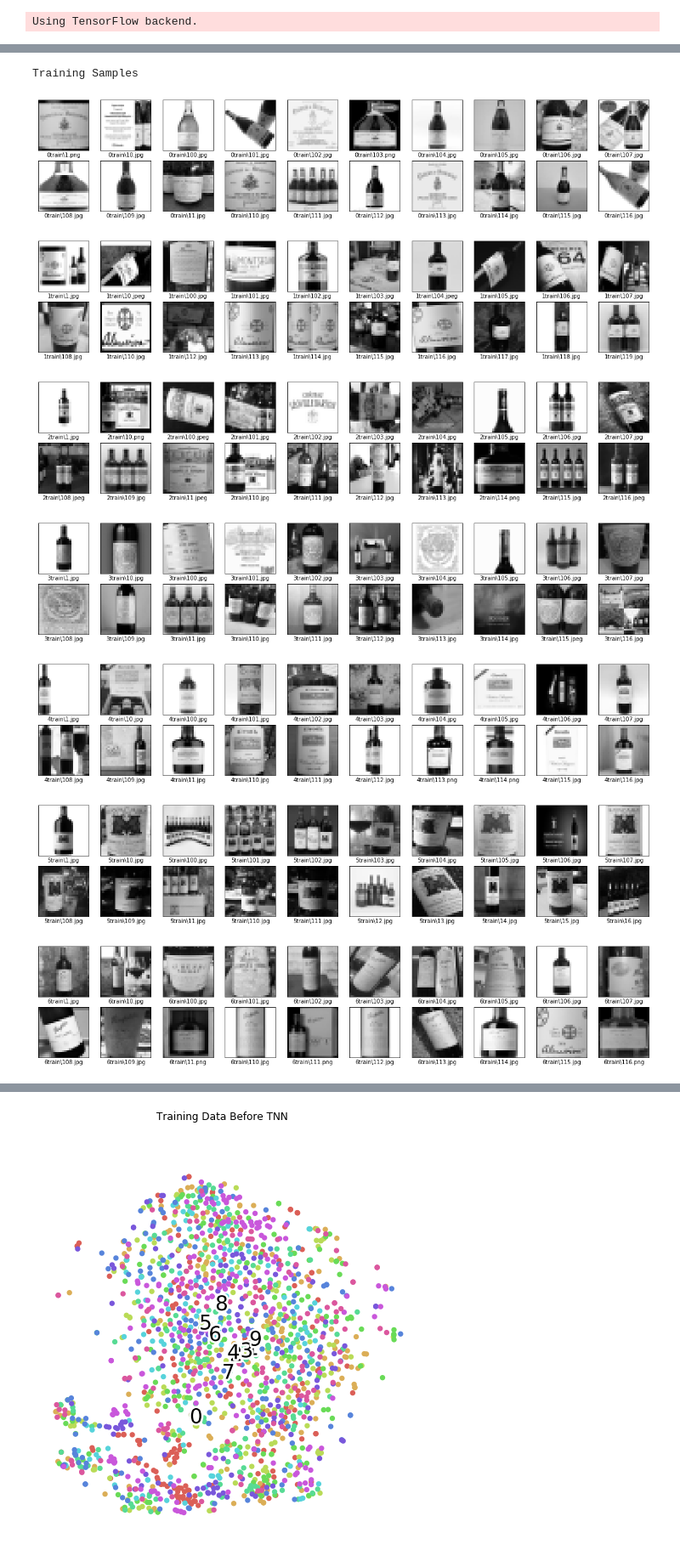
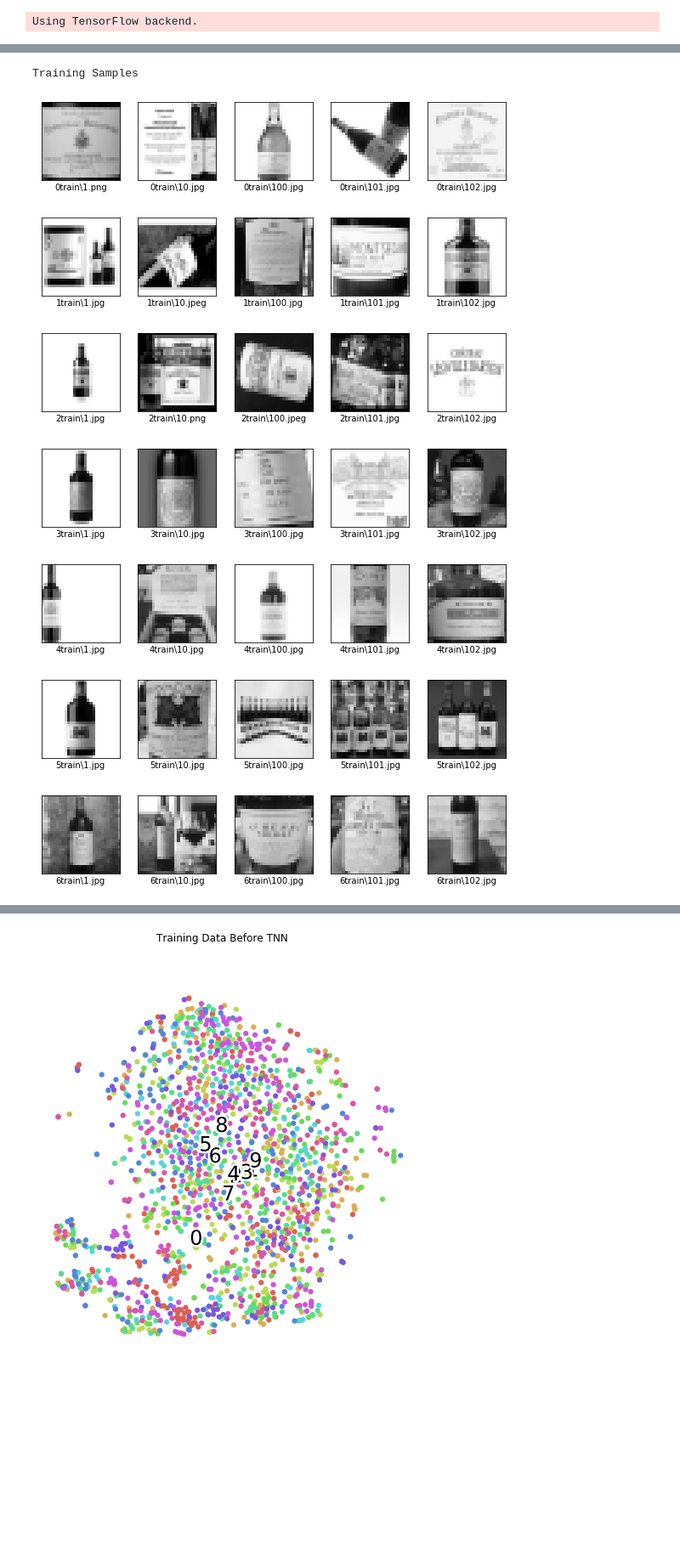
Before and after one commit to dajinstory/AI_Bartender, a Jupyter notebook: tripnet_2.ipynb, the cells around one changed output, grey strips where cells are left out. Shown: that part at 85% size. Saved outputs shown, nothing was run; the diff lists cells and outputs as text; code cells hidden in the pictures; blank space fills up the shorter version.

```diff
--- a/tripnet_2.ipynb
+++ b/tripnet_2.ipynb
@@ -242,12 +244,12 @@ print(x_train_flat.shape, x_test_flat.shape, x_total_flat.shape)
 # %%
-checkImgSet("Training Samples", x_train, y_train, filename_train, 10, 20)
-checkImgSet("Validation Samples", x_test, y_test, filename_test, 10, 20)
+checkImgSet("Training Samples", x_train, y_train, filename_train, 10, 5)
+checkImgSet("Validation Samples", x_test, y_test, filename_test, 10, 5)
 # %% [output]
 Training Samples
-[figure, old version]
+[figure, new version]
-[figure, old version]
+[figure, new version]
-[figure, old version]
+[figure, new version]
-[figure, old version]
+[figure, new version]
-[figure, old version]
+[figure, new version]
-[figure, old version]
+[figure, new version]
-[figure, old version]
+[figure, new version]
```
Also changed, not shown: parts of 7 cells of this notebook.
